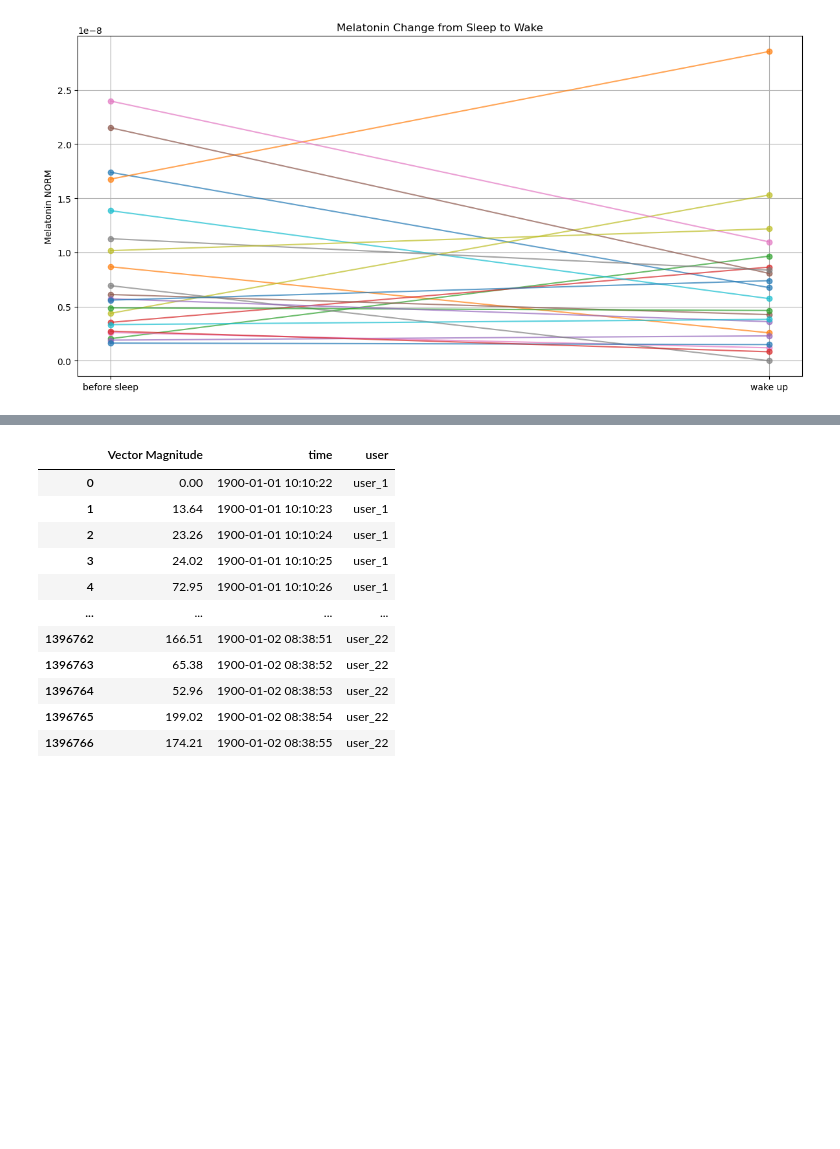
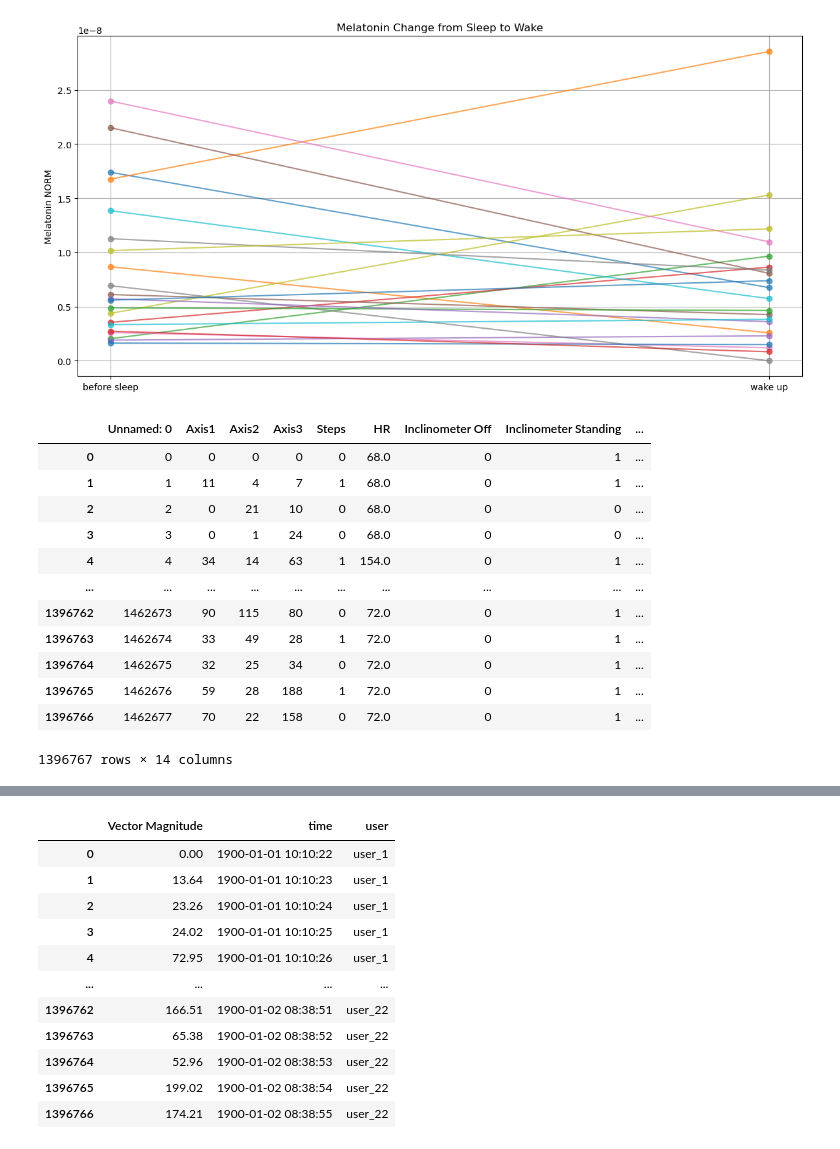
Before and after one commit to BryanZhang938/DayInMyLife, a Jupyter notebook: sleep_EDA.ipynb, the cells around one changed output, grey strips where cells are left out. Drawn from its saved outputs; the diff is of its cells as text; code cells hidden in the pictures; blank space fills up the shorter version.

```diff
--- a/sleep_EDA.ipynb
+++ b/sleep_EDA.ipynb
@@ -246,3 +246,21 @@ import numpy as np
 
 import warnings
 warnings.filterwarnings('ignore')
+# %%
+actigraph = pd.read_csv('assets/cleaned_data/all_actigraph.csv')
+actigraph['day'] = actigraph['day'].apply(lambda x: 2 if x == -29 else x)
+actigraph
+# %% [output]
+|  | Unnamed: 0 | Axis1 | Axis2 | Axis3 | Steps | HR | Inclinometer Off | Inclinometer Standing | ... |
+| 0 | 0 | 0 | 0 | 0 | 0 | 68.0 | 0 | 1 | ... |
+| 1 | 1 | 11 | 4 | 7 | 1 | 68.0 | 0 | 1 | ... |
+| 2 | 2 | 0 | 21 | 10 | 0 | 68.0 | 0 | 0 | ... |
+| 3 | 3 | 0 | 1 | 24 | 0 | 68.0 | 0 | 0 | ... |
+| 4 | 4 | 34 | 14 | 63 | 1 | 154.0 | 0 | 1 | ... |
+| ... | ... | ... | ... | ... | ... | ... | ... | ... | ... |
+| 1396762 | 1462673 | 90 | 115 | 80 | 0 | 72.0 | 0 | 1 | ... |
+| 1396763 | 1462674 | 33 | 49 | 28 | 1 | 72.0 | 0 | 1 | ... |
+| 1396764 | 1462675 | 32 | 25 | 34 | 0 | 72.0 | 0 | 1 | ... |
+| 1396765 | 1462676 | 59 | 28 | 188 | 1 | 72.0 | 0 | 1 | ... |
+| 1396766 | 1462677 | 70 | 22 | 158 | 0 | 72.0 | 0 | 1 | ... |
+1396767 rows × 14 columns
```
Also changed, not shown: parts of 5 cells of this notebook, 5 other files.
